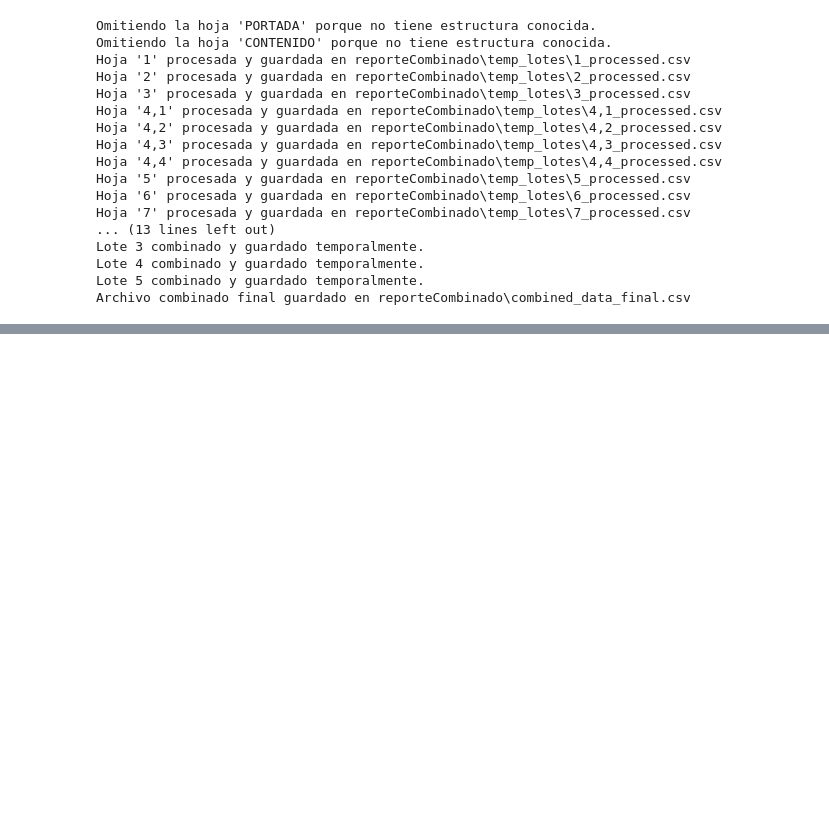
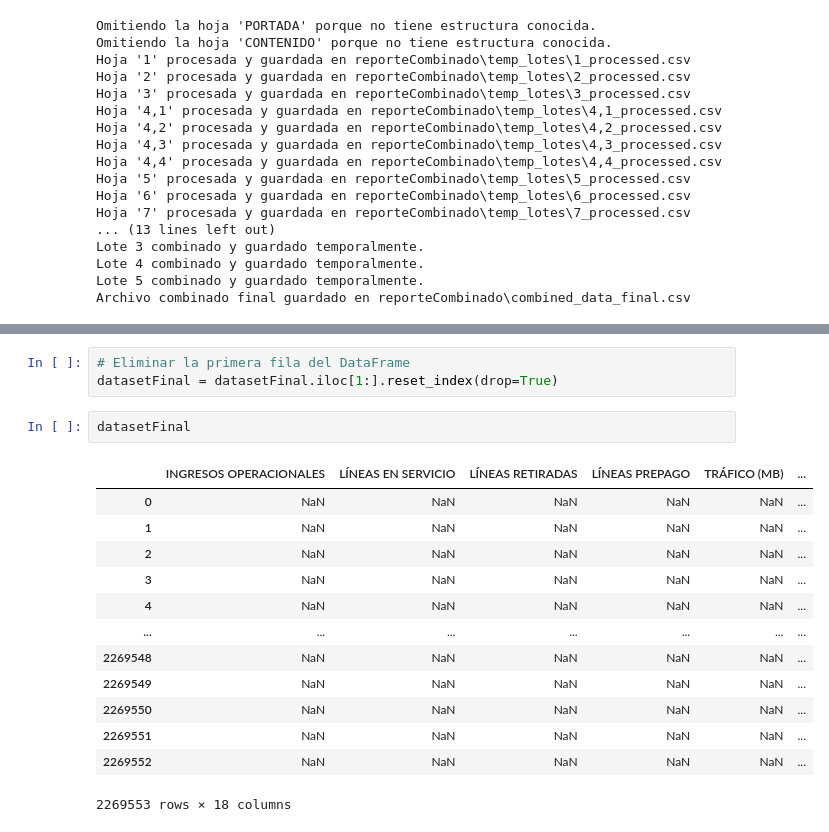
Before and after one commit to josvaldes/trabajoGradoMCD, a Jupyter notebook: Codigo/scrapingColombiaTIC.ipynb, the cells around one changed output, grey strips where cells are left out. Saved outputs shown, nothing was run; the diff lists cells and outputs as text; blank space fills up the shorter version.

```diff
--- a/Codigo/scrapingColombiaTIC.ipynb
+++ b/Codigo/scrapingColombiaTIC.ipynb
@@ -890 +890,20 @@ datasetFinal
 2269554 rows × 18 columns
+# %%
+# Eliminar la primera fila del DataFrame
+datasetFinal = datasetFinal.iloc[1:].reset_index(drop=True)
+# %%
+datasetFinal
+# %% [output]
+|  | INGRESOS OPERACIONALES | LÍNEAS EN SERVICIO | LÍNEAS RETIRADAS | LÍNEAS PREPAGO | TRÁFICO (MB) | ... |
+| 0 | NaN | NaN | NaN | NaN | NaN | ... |
+| 1 | NaN | NaN | NaN | NaN | NaN | ... |
+| 2 | NaN | NaN | NaN | NaN | NaN | ... |
+| 3 | NaN | NaN | NaN | NaN | NaN | ... |
+| 4 | NaN | NaN | NaN | NaN | NaN | ... |
+| ... | ... | ... | ... | ... | ... | ... |
+| 2269548 | NaN | NaN | NaN | NaN | NaN | ... |
+| 2269549 | NaN | NaN | NaN | NaN | NaN | ... |
+| 2269550 | NaN | NaN | NaN | NaN | NaN | ... |
+| 2269551 | NaN | NaN | NaN | NaN | NaN | ... |
+| 2269552 | NaN | NaN | NaN | NaN | NaN | ... |
+2269553 rows × 18 columns
```
Also changed, not shown: parts of 35 cells of this notebook.
